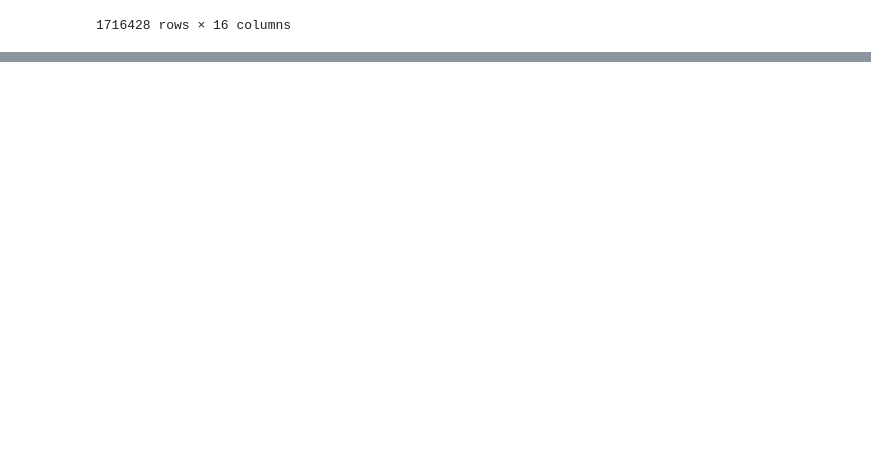
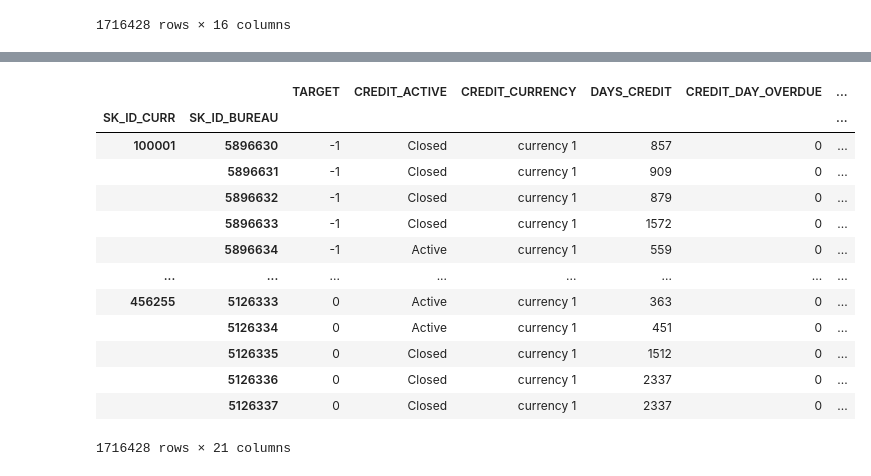
Before and after one commit to Franck-PepperLabs/pepper_credit_scoring_tool, a Jupyter notebook: notebooks/_lib/home_credit/persist.ipynb, the cells around one changed output, grey strips where cells are left out. Drawn from its saved outputs; the diff is of its cells as text; code cells hidden in the pictures; blank space fills up the shorter version.

```diff
--- a/notebooks/_lib/home_credit/persist.ipynb
+++ b/notebooks/_lib/home_credit/persist.ipynb
@@ -215,0 +434,20 @@ subdir: bureau
+# %%
+from home_credit.tables import Bureau
+
+extended_clean_bureau = Bureau.extended_clean(include_rle=True)
+display(extended_clean_bureau)
+# %% [output]
+|  |  | TARGET | CREDIT_ACTIVE | CREDIT_CURRENCY | DAYS_CREDIT | CREDIT_DAY_OVERDUE | ... |
+| SK_ID_CURR | SK_ID_BUREAU |  |  |  |  |  | ... |
+| 100001 | 5896630 | -1 | Closed | currency 1 | 857 | 0 | ... |
+|  | 5896631 | -1 | Closed | currency 1 | 909 | 0 | ... |
+|  | 5896632 | -1 | Closed | currency 1 | 879 | 0 | ... |
+|  | 5896633 | -1 | Closed | currency 1 | 1572 | 0 | ... |
+|  | 5896634 | -1 | Active | currency 1 | 559 | 0 | ... |
+| ... | ... | ... | ... | ... | ... | ... | ... |
+| 456255 | 5126333 | 0 | Active | currency 1 | 363 | 0 | ... |
+|  | 5126334 | 0 | Active | currency 1 | 451 | 0 | ... |
+|  | 5126335 | 0 | Closed | currency 1 | 1512 | 0 | ... |
+|  | 5126336 | 0 | Closed | currency 1 | 2337 | 0 | ... |
+|  | 5126337 | 0 | Closed | currency 1 | 2337 | 0 | ... |
+1716428 rows × 21 columns
```
Also changed, not shown: parts of 20 cells of this notebook, 3 other files.
